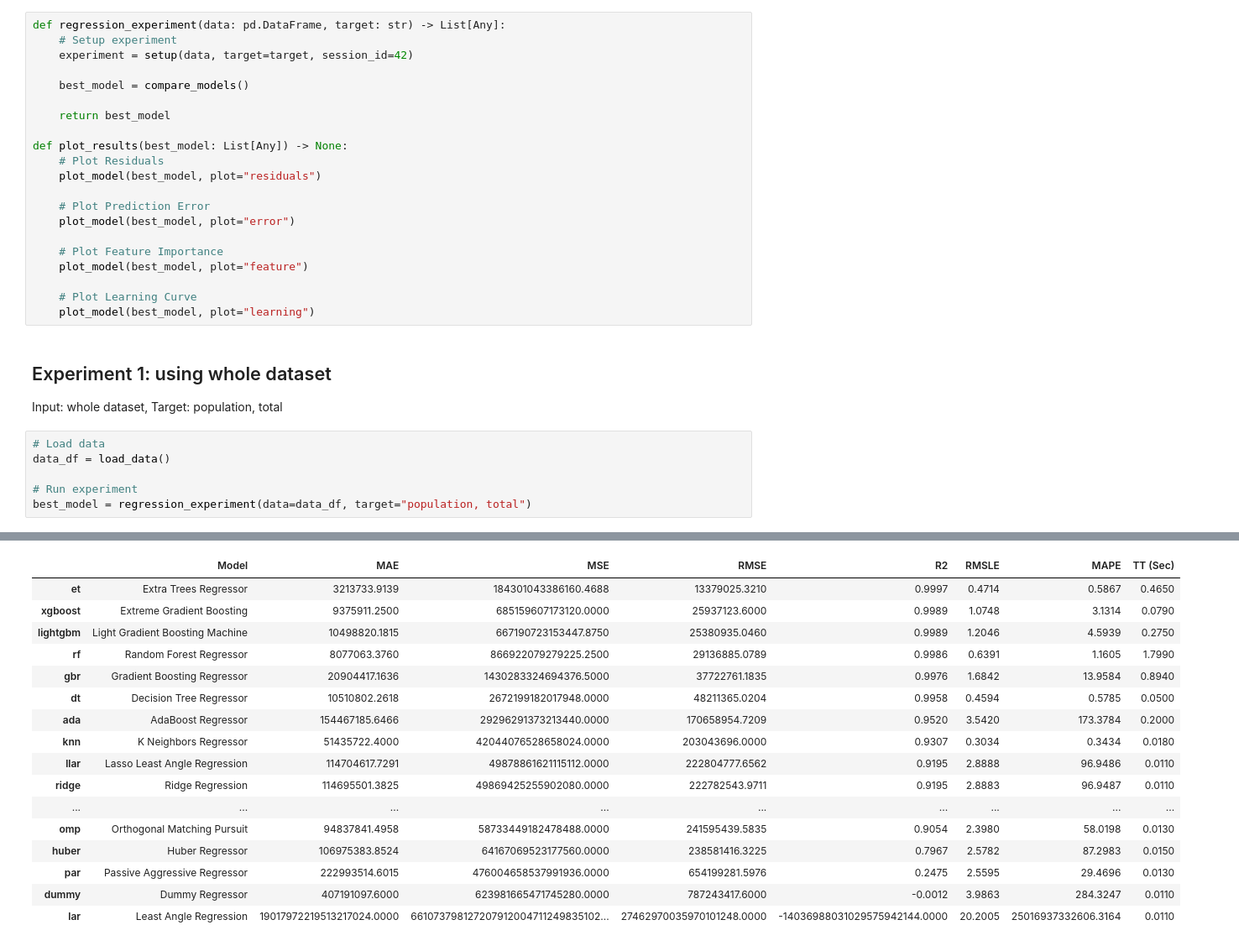
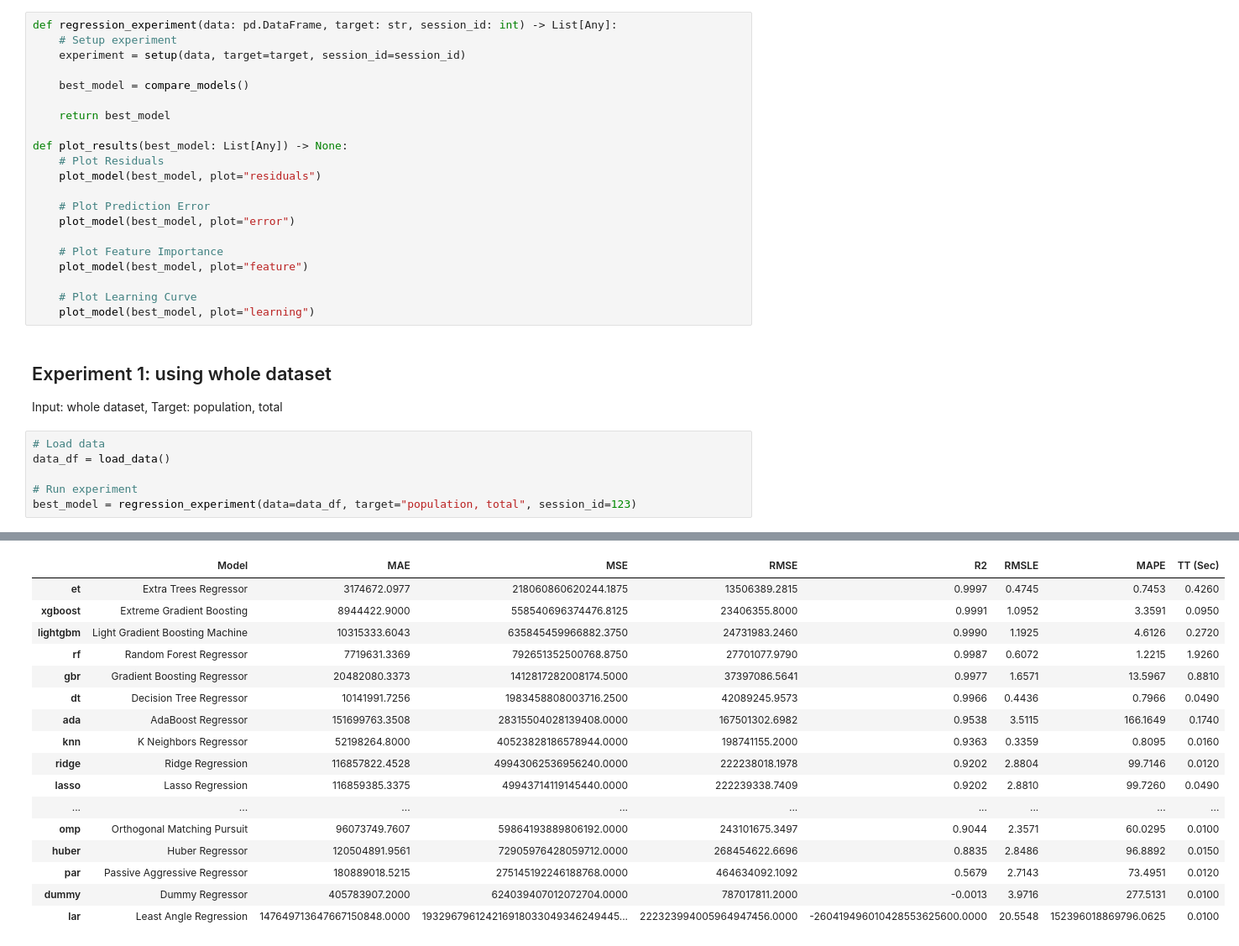
Before and after one commit to andrewp-dot/demography-predictor, a Jupyter notebook: src/model_selection/selection.ipynb, the cells around one changed output, grey strips where cells are left out. Shown at 84% size. Drawn from its saved outputs; the diff is of its cells as text.

Commit message:
pycaret 'population, total'  experiments

```diff
--- a/src/model_selection/selection.ipynb
+++ b/src/model_selection/selection.ipynb
@@ -56,9 +56,9 @@ def load_data() -> pd.DataFrame:
 # %% [markdown]
 ## Define regression experiment functions
 # %%
-def regression_experiment(data: pd.DataFrame, target: str) -> List[Any]:
+def regression_experiment(data: pd.DataFrame, target: str, session_id: int) -> List[Any]:
     # Setup experiment
-    experiment = setup(data, target=target, session_id=42)
+    experiment = setup(data, target=target, session_id=session_id)
 
     best_model = compare_models()
 
@@ -84,6 +84,6 @@ Input: whole dataset, Target: population, total
 data_df = load_data()
 
 # Run experiment
-best_model = regression_experiment(data=data_df, target="population, total")
+best_model = regression_experiment(data=data_df, target="population, total", session_id=123)
 # %% [output]
 |  | Description | Value |
@@ -106,19 +106,19 @@ best_model = regression_experiment(data=data_df, target="population, total")
 [interactive output not drawn]
 |  | Model | MAE | MSE | RMSE | R2 | RMSLE | MAPE | TT (Sec) |
-| et | Extra Trees Regressor | 3213733.9139 | 184301043386160.4688 | 13379025.3210 | 0.9997 | 0.4714 | 0.5867 | 0.4650 |
-| xgboost | Extreme Gradient Boosting | 9375911.2500 | 685159607173120.0000 | 25937123.6000 | 0.9989 | 1.0748 | 3.1314 | 0.0790 |
-| lightgbm | Light Gradient Boosting Machine | 10498820.1815 | 667190723153447.8750 | 25380935.0460 | 0.9989 | 1.2046 | 4.5939 | 0.2750 |
-| rf | Random Forest Regressor | 8077063.3760 | 866922079279225.2500 | 29136885.0789 | 0.9986 | 0.6391 | 1.1605 | 1.7990 |
-| gbr | Gradient Boosting Regressor | 20904417.1636 | 1430283324694376.5000 | 37722761.1835 | 0.9976 | 1.6842 | 13.9584 | 0.8940 |
-| dt | Decision Tree Regressor | 10510802.2618 | 2672199182017948.0000 | 48211365.0204 | 0.9958 | 0.4594 | 0.5785 | 0.0500 |
-| ada | AdaBoost Regressor | 154467185.6466 | 29296291373213440.0000 | 170658954.7209 | 0.9520 | 3.5420 | 173.3784 | 0.2000 |
-| knn | K Neighbors Regressor | 51435722.4000 | 42044076528658024.0000 | 203043696.0000 | 0.9307 | 0.3034 | 0.3434 | 0.0180 |
-| llar | Lasso Least Angle Regression | 114704617.7291 | 49878861621115112.0000 | 222804777.6562 | 0.9195 | 2.8888 | 96.9486 | 0.0110 |
-| ridge | Ridge Regression | 114695501.3825 | 49869425255902080.0000 | 222782543.9711 | 0.9195 | 2.8883 | 96.9487 | 0.0110 |
+| et | Extra Trees Regressor | 3174672.0977 | 218060860620244.1875 | 13506389.2815 | 0.9997 | 0.4745 | 0.7453 | 0.4260 |
+| xgboost | Extreme Gradient Boosting | 8944422.9000 | 558540696374476.8125 | 23406355.8000 | 0.9991 | 1.0952 | 3.3591 | 0.0950 |
+| lightgbm | Light Gradient Boosting Machine | 10315333.6043 | 635845459966882.3750 | 24731983.2460 | 0.9990 | 1.1925 | 4.6126 | 0.2720 |
+| rf | Random Forest Regressor | 7719631.3369 | 792651352500768.8750 | 27701077.9790 | 0.9987 | 0.6072 | 1.2215 | 1.9260 |
+| gbr | Gradient Boosting Regressor | 20482080.3373 | 1412817282008174.5000 | 37397086.5641 | 0.9977 | 1.6571 | 13.5967 | 0.8810 |
+| dt | Decision Tree Regressor | 10141991.7256 | 1983458808003716.2500 | 42089245.9573 | 0.9966 | 0.4436 | 0.7966 | 0.0490 |
+| ada | AdaBoost Regressor | 151699763.3508 | 28315504028139408.0000 | 167501302.6982 | 0.9538 | 3.5115 | 166.1649 | 0.1740 |
+| knn | K Neighbors Regressor | 52198264.8000 | 40523828186578944.0000 | 198741155.2000 | 0.9363 | 0.3359 | 0.8095 | 0.0160 |
+| ridge | Ridge Regression | 116857822.4528 | 49943062536956240.0000 | 222238018.1978 | 0.9202 | 2.8804 | 99.7146 | 0.0120 |
+| lasso | Lasso Regression | 116859385.3375 | 49943714119145440.0000 | 222239338.7409 | 0.9202 | 2.8810 | 99.7260 | 0.0490 |
 | ... | ... | ... | ... | ... | ... | ... | ... | ... |
-| omp | Orthogonal Matching Pursuit | 94837841.4958 | 58733449182478488.0000 | 241595439.5835 | 0.9054 | 2.3980 | 58.0198 | 0.0130 |
-| huber | Huber Regressor | 106975383.8524 | 64167069523177560.0000 | 238581416.3225 | 0.7967 | 2.5782 | 87.2983 | 0.0150 |
-| par | Passive Aggressive Regressor | 222993514.6015 | 476004658537991936.0000 | 654199281.5976 | 0.2475 | 2.5595 | 29.4696 | 0.0130 |
-| dummy | Dummy Regressor | 407191097.6000 | 623981665471745280.0000 | 787243417.6000 | -0.0012 | 3.9863 | 284.3247 | 0.0110 |
-| lar | Least Angle Regression | 19017972219513217024.0000 | 661073798127207912004711249835102... | 27462970035970101248.0000 | -14036988031029575942144.0000 | 20.2005 | 25016937332606.3164 | 0.0110 |
+| omp | Orthogonal Matching Pursuit | 96073749.7607 | 59864193889806192.0000 | 243101675.3497 | 0.9044 | 2.3571 | 60.0295 | 0.0100 |
+| huber | Huber Regressor | 120504891.9561 | 72905976428059712.0000 | 268454622.6696 | 0.8835 | 2.8486 | 96.8892 | 0.0150 |
+| par | Passive Aggressive Regressor | 180889018.5215 | 275145192246188768.0000 | 464634092.1092 | 0.5679 | 2.7143 | 73.4951 | 0.0120 |
+| dummy | Dummy Regressor | 405783907.2000 | 624039407012072704.0000 | 787017811.2000 | -0.0013 | 3.9716 | 277.5131 | 0.0100 |
+| lar | Least Angle Regression | 147649713647667150848.0000 | 193296796124216918033049346249445... | 222323994005964947456.0000 | -260419496010428553625600.0000 | 20.5548 | 152396018869796.0625 | 0.0100 |
 [interactive output not drawn]
```
Also changed, not shown: parts of 31 cells of this notebook, 1 other file.
